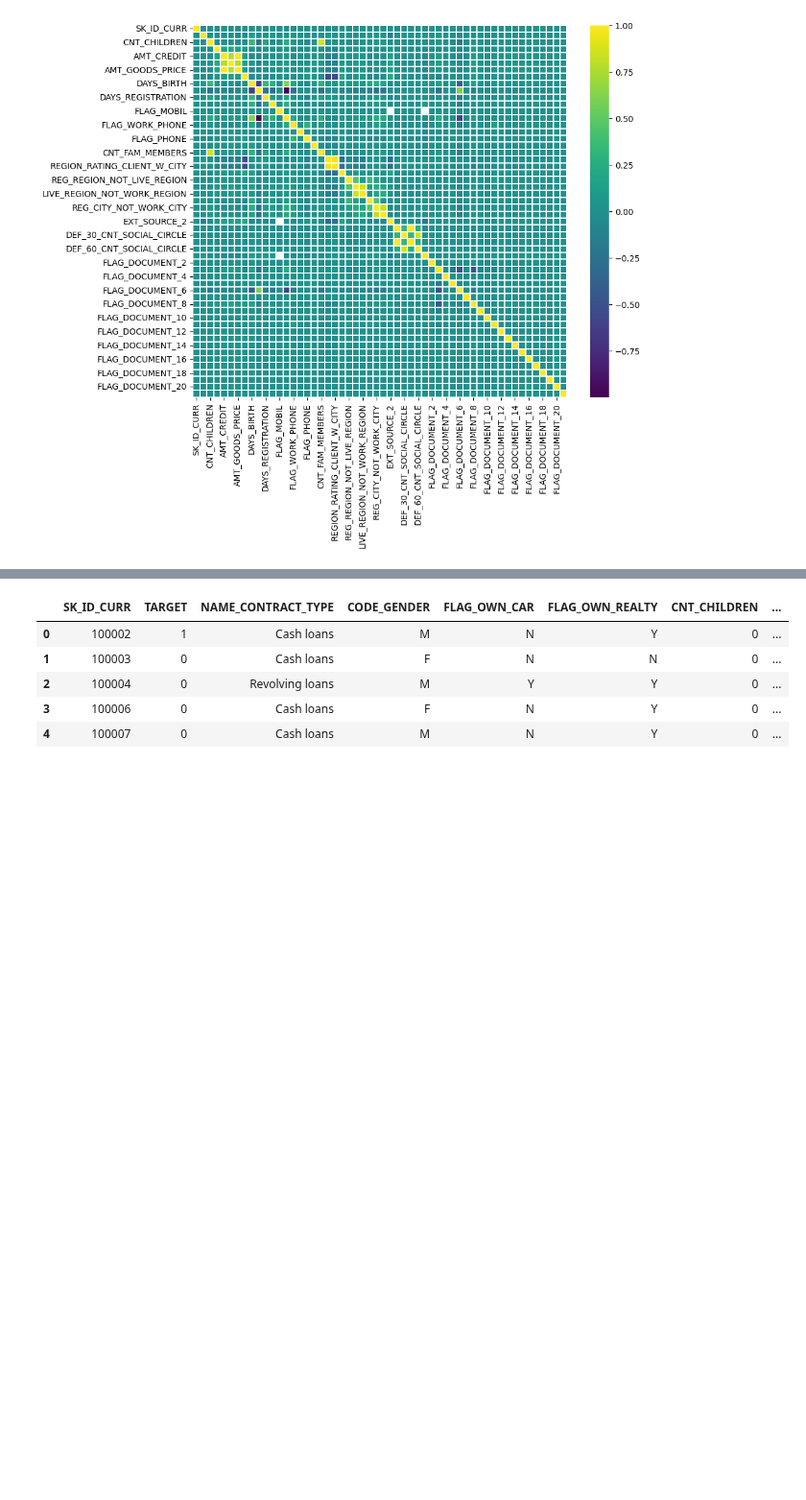
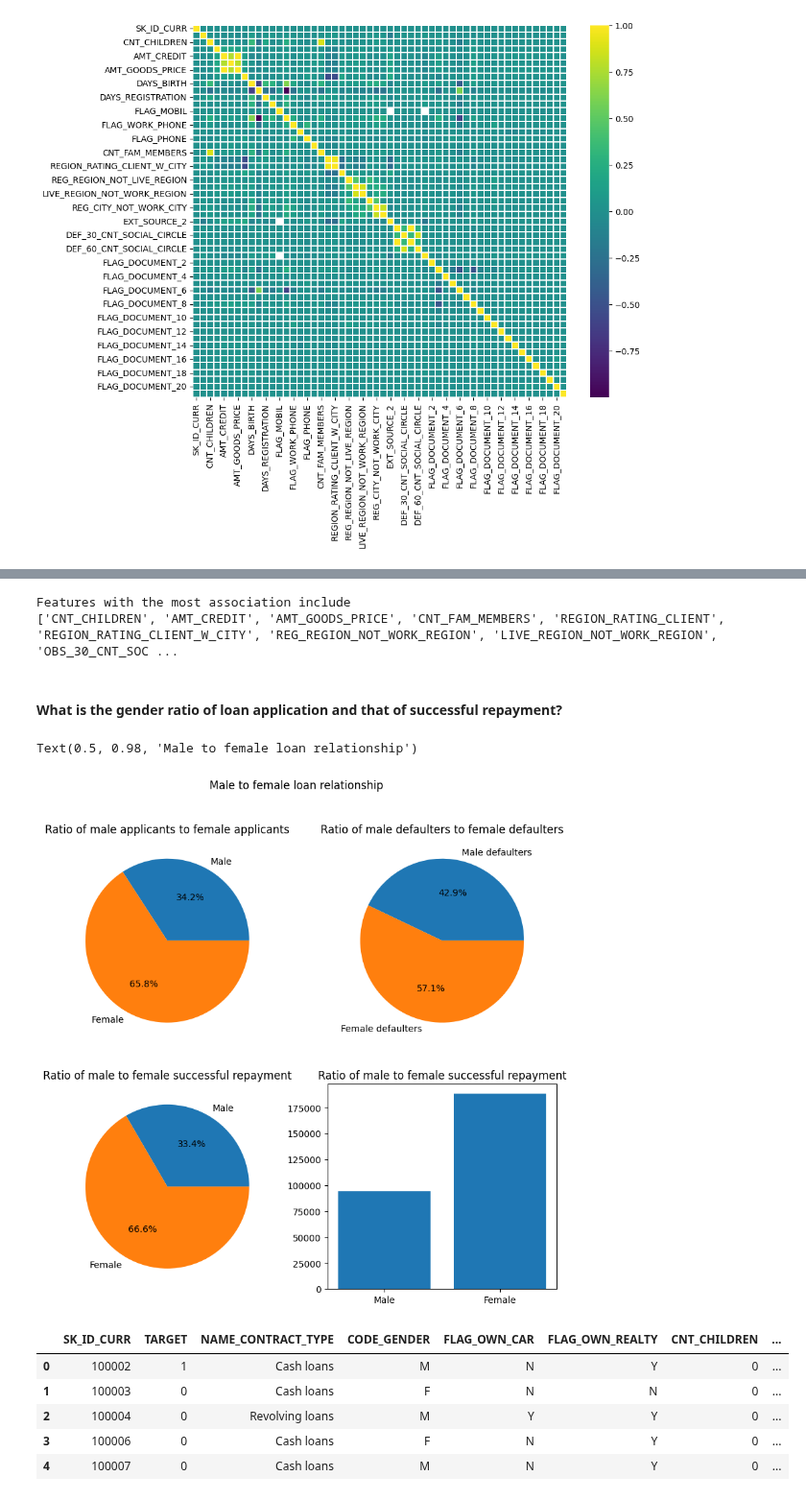
Before and after one commit to jaden-2/Assignment, a Jupyter notebook: credAnalysis.ipynb, the cells around one changed output, grey strips where cells are left out. Shown at 96% size. Saved outputs shown, nothing was run; the diff lists cells and outputs as text; code cells hidden in the pictures; blank space fills up the shorter version.

```diff
--- a/credAnalysis.ipynb
+++ b/credAnalysis.ipynb
@@ -153,3 +176,44 @@ sns.heatmap(application_train[interest].corr(), linecolor="white", linewidths=0.
+# %%
+factors = getInterest(application_train[interest], 0.85)
+
+print(f"Features with the most association include \n \r{factors}")
+# %% [output]
+Features with the most association include
+['CNT_CHILDREN', 'AMT_CREDIT', 'AMT_GOODS_PRICE', 'CNT_FAM_MEMBERS', 'REGION_RATING_CLIENT', 'REGION_RATING_CLIENT_W_CITY', 'REG_REGION_NOT_WORK_REGION', 'LIVE_REGION_NOT_WORK_REGION', 'OBS_30_CNT_SOC ...
+# %% [markdown]
+#### What is the gender ratio of loan application and that of successful repayment?
+# %%
+
+application_train.head()
+
+male = application_train.query("CODE_GENDER == 'M'")
+female = application_train.query("CODE_GENDER == 'F'")
+
+male_applicants = male["CODE_GENDER"].count()
+female_applicants = female["CODE_GENDER"].count()
+total = male_applicants + female_applicants
+
+male_default = male.query("TARGET == 1")["CODE_GENDER"].count()
+female_default = female.query("TARGET == 1")["CODE_GENDER"].count()
+
+fig, ax = plt.subplots(2, 2, figsize=(10, 9))
+
+ax[0, 0].pie((male_applicants, female_applicants), labels=["Male", "Female"], autopct='%1.1f%%')
+ax[0, 0].set_title("Ratio of male applicants to female applicants")
+
+ax[0, 1].pie((male_default, female_default), labels=["Male defaulters", "Female defaulters"], autopct='%1.1f%%')
+ax[0, 1].set_title("Ratio of male defaulters to female defaulters")
+
+ax[1, 0].pie( (male_applicants - male_default, female_applicants - female_default), labels=["Male", "Female"], autopct='%1.1f%%')
+ax[1, 0].set_title("Ratio of male to female successful repayment")
+
+ax[1, 1].bar(["Male", "Female"],(male_applicants - male_default, female_applicants - female_default) )
+ax[1, 1].set_title("Ratio of male to female successful repayment")
+
+fig.suptitle("Male to female loan relationship")
+# %% [output]
+Text(0.5, 0.98, 'Male to female loan relationship')
+[figure, added]
 # %%
 application_train.head()
 # %% [output]
```
Also changed, not shown: parts of 9 cells of this notebook.
